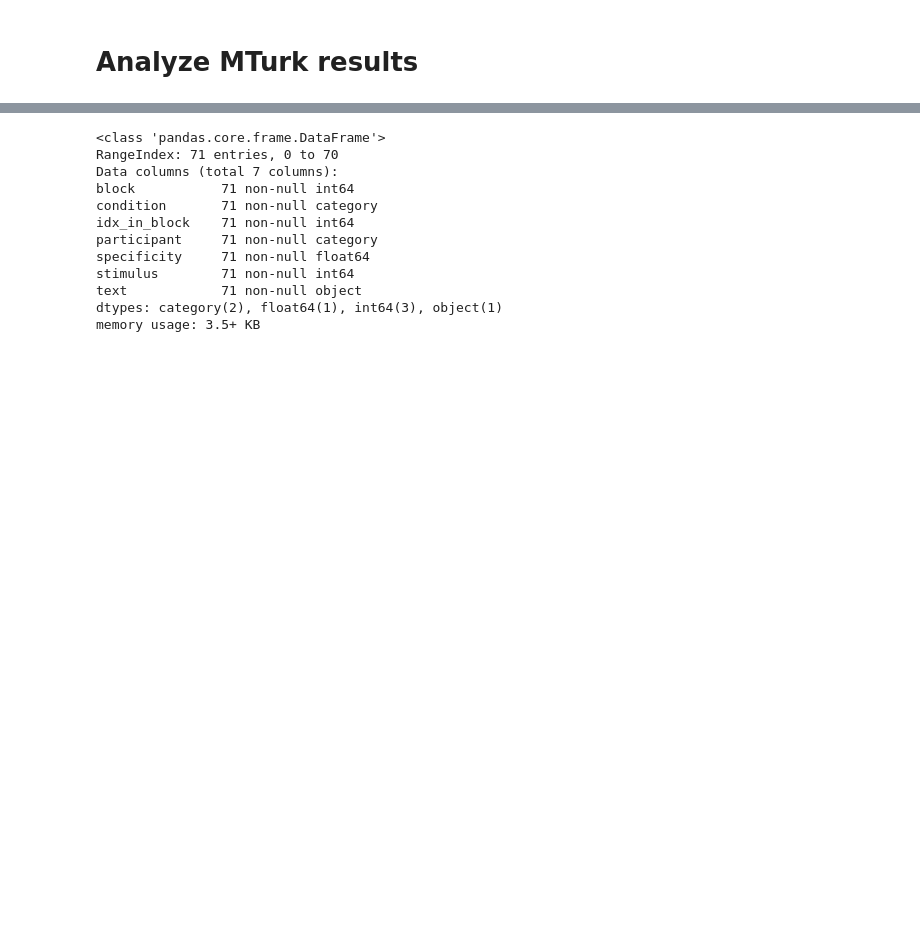
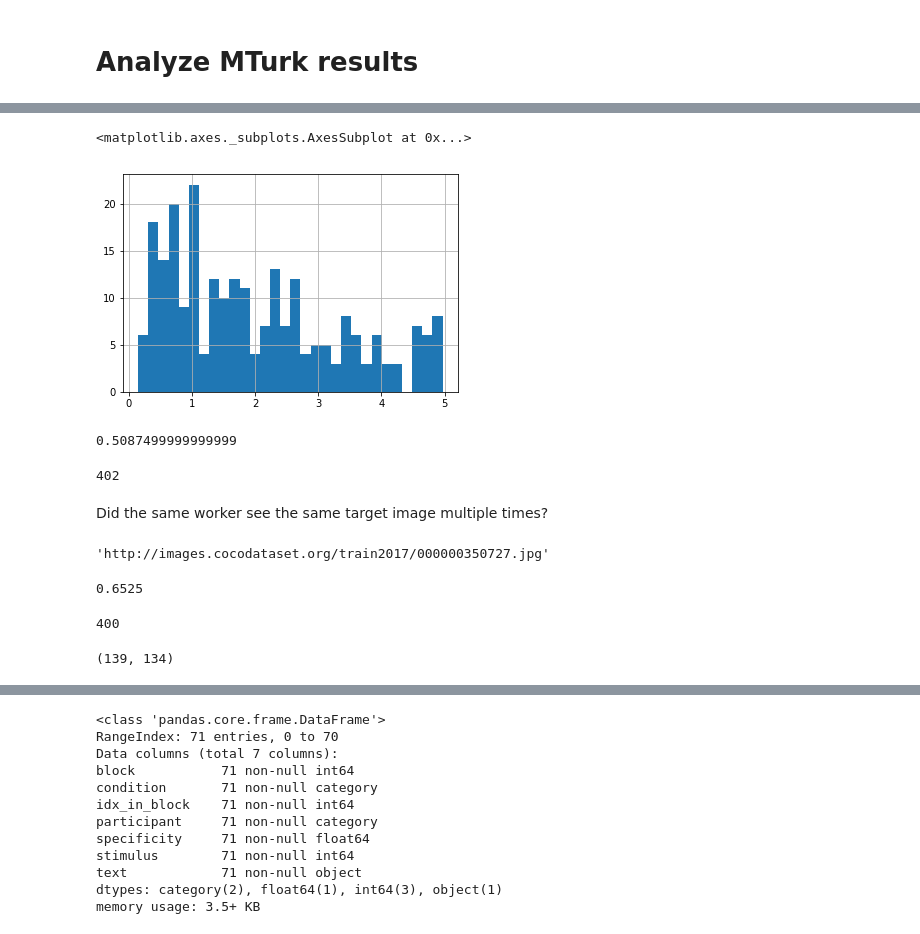
Before and after one commit to kcarnold/textrec, a Jupyter notebook: notebooks/Analysis.ipynb, the cells around one changed output, grey strips where cells are left out. Drawn from its saved outputs; the diff is of its cells as text; code cells hidden in the pictures; blank space fills up the shorter version.

```diff
--- a/notebooks/Analysis.ipynb
+++ b/notebooks/Analysis.ipynb
@@ -187,0 +171,8 @@ mturk_nafc_results = (
+# %%
+mturk_nafc_results['guesses'] = mturk_nafc_results['Answer.guesses'].map(json.loads)
+# %%
+mturk_nafc_results['guess_indices'] = [[guess['idx'] for guess in row.guesses] for row in mturk_nafc_results.itertuples()]
+mturk_nafc_results['guessed_right_sometime'] = [row.correctIdx in row.guess_indices for row in mturk_nafc_results.itertuples()]
+# %%
+mturk_nafc_results = mturk_nafc_results[mturk_nafc_results['guessed_right_sometime']]
+print(len(mturk_nafc_results), "remain")
@@ -188 +181,3 @@ mturk_nafc_results = (
+# %%
+mturk_nafc_results['num_guesses'] = [row.guess_indices.index(row.correctIdx) + 1 for row in mturk_nafc_results.itertuples()]
 # %%
@@ -280,0 +268,18 @@ specificity_lookup
+# %%
+(mturk_nafc_results['WorkTimeInSeconds'][mturk_nafc_results['WorkTimeInSeconds'] < 5*60] / 60).hist(bins=30)
+# %% [output]
+<matplotlib.axes._subplots.AxesSubplot at 0x...>
+[figure, added]
+# %%
+np.median(mturk_nafc_results['WorkTimeInSeconds'] / 60) * 9/60
+# %% [output]
+0.5087499999999999
+# %%
+(
+    15 # participants
+    * 3 # conditions per participant
+    * 3 # captions per condition
+    - 1 # image not shown
+) * 3 # annotators per description
+# %% [output]
+402
@@ -280,0 +289,6 @@ specificity_lookup
+# %% [markdown]
+Did the same worker see the same target image multiple times?
+# %%
+next(data.iterrows())[1]['Input.image_0_url']
+# %% [output]
+'http://images.cocodataset.org/train2017/000000350727.jpg'
@@ -280,0 +315,4 @@ specificity_lookup
+# %%
+mturk_nafc_results['row_is_bad'].mean()
+# %% [output]
+0.6525
@@ -280,0 +321,8 @@ specificity_lookup
+# %%
+len(mturk_nafc_results)
+# %% [output]
+400
+# %%
+len(guess_results), len(trial_data)
+# %% [output]
+(139, 134)
```
Also changed, not shown: parts of 33 cells of this notebook, 1 other file.
